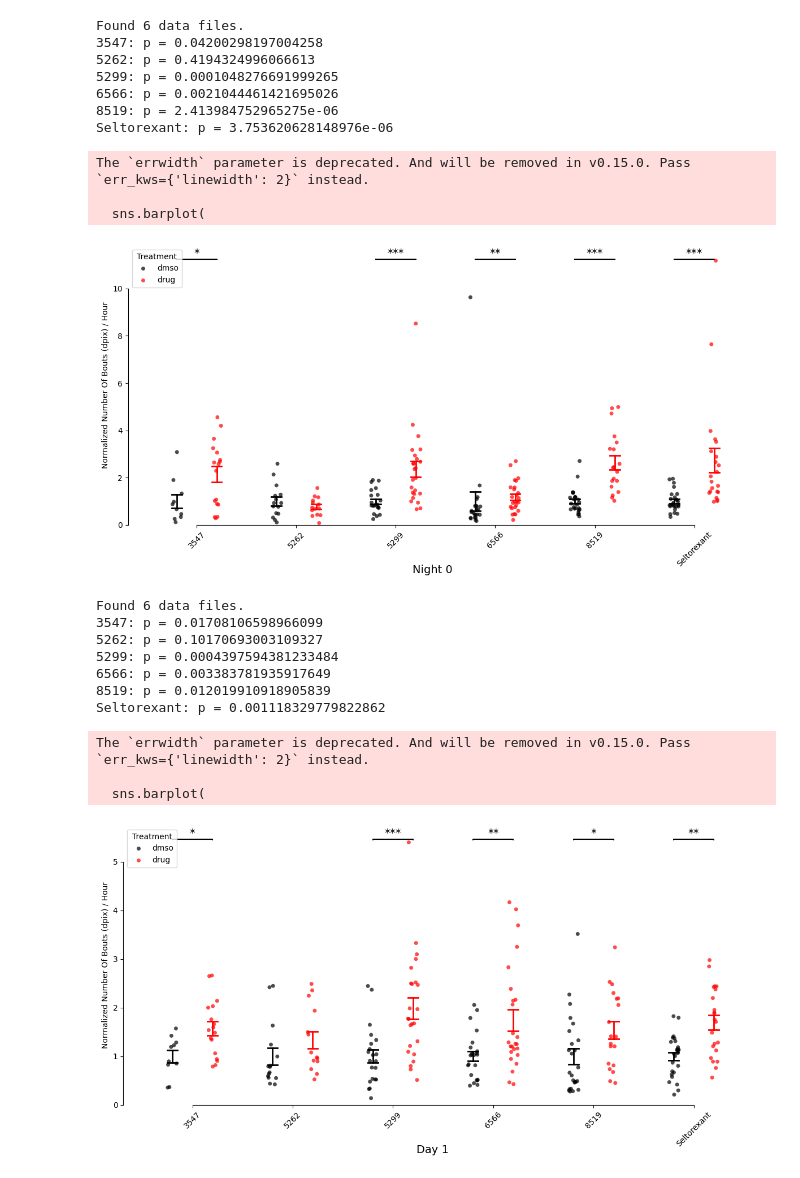
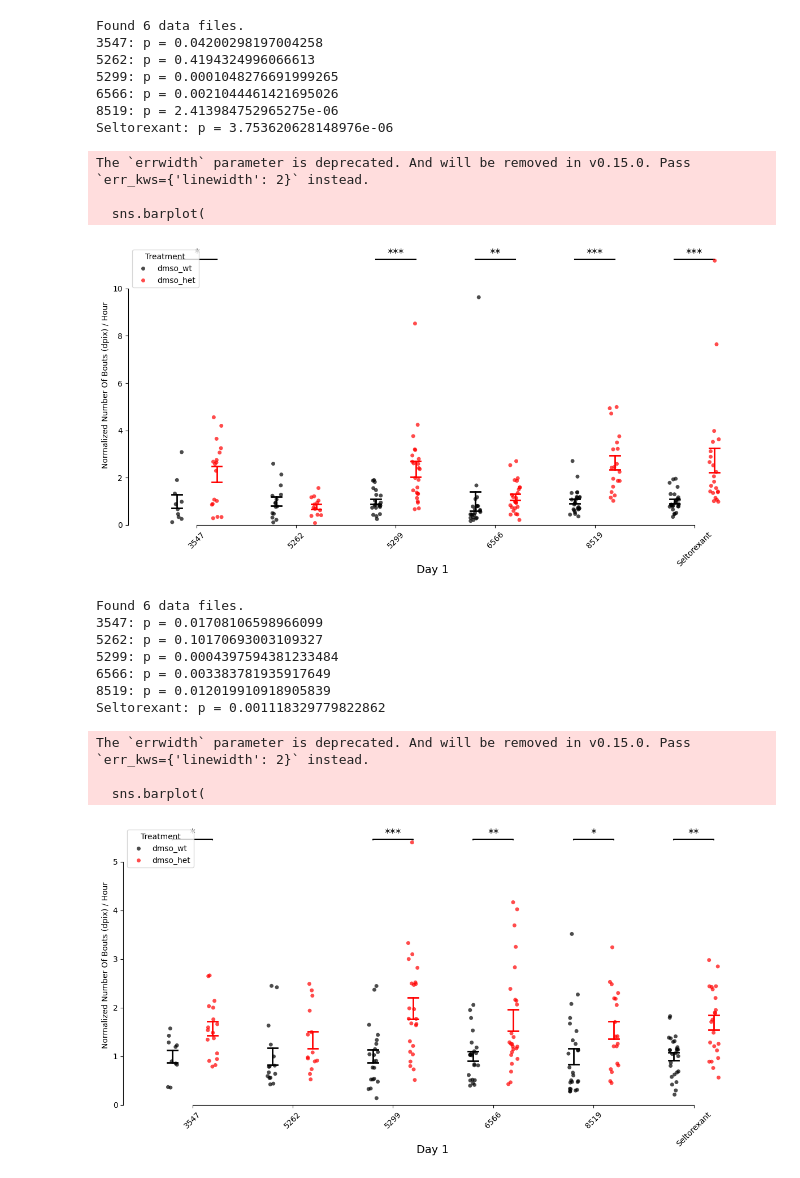
Before and after one commit to toadlover/ginsparg_thymelab_thesis, a Jupyter notebook: jupyter_notebooks/figure_making/zebrafish_hs_and_ko_data_and_graphs/hs_dmso_wt_vs_het_confirmation_data_analysis.ipynb, the cells around one changed output. Saved outputs shown, nothing was run; the diff lists cells and outputs as text; code cells hidden in the pictures.

Commit message:
updatingnotebooks to properly list dmso_wt and dmso_het

```diff
--- a/jupyter_notebooks/figure_making/zebrafish_hs_and_ko_data_and_graphs/hs_dmso_wt_vs_het_confirmation_data_analysis.ipynb
+++ b/jupyter_notebooks/figure_making/zebrafish_hs_and_ko_data_and_graphs/hs_dmso_wt_vs_het_confirmation_data_analysis.ipynb
@@ -22,8 +22,8 @@ for file in files:
 
     # Normalize relative to DMSO mean per experiment
     dmso_mean = df["dmso_wt"].mean()
-    df["dmso_norm"] = df["dmso_wt"] / dmso_mean
-    df["drug_norm"] = df["dmso_het"] / dmso_mean
+    df["dmso_wt"] = df["dmso_wt"] / dmso_mean
+    df["dmso_het"] = df["dmso_het"] / dmso_mean
 
     # Add experiment metadata
     experiment_id = os.path.basename(os.path.dirname(os.path.dirname(file)))
@@ -33,7 +33,7 @@ for file in files:
 
     df["experiment"] = experiment_id
 
-    all_data.append(df[["experiment", "dmso_norm", "drug_norm"]])
+    all_data.append(df[["experiment", "dmso_wt", "dmso_het"]])
 
 merged_df = pd.concat(all_data, ignore_index=True)
 
@@ -45,7 +45,7 @@ merged_df = merged_df.sort_values(by="experiment").reset_index(drop=True)
 # -----------------------------
 def remove_outliers_mad(df, threshold=3.0):
     df_filtered = df.copy()
-    for col in ["dmso_norm", "drug_norm"]:
+    for col in ["dmso_wt", "dmso_het"]:
         for exp in df_filtered["experiment"].unique():
             mask = df_filtered["experiment"] == exp
             med = df_filtered.loc[mask, col].median()
@@ -64,7 +64,7 @@ def remove_outliers_mad(df, threshold=3.0):
 # -----------------------------
 plot_df = merged_df.melt(
     id_vars="experiment",
-    value_vars=["dmso_norm", "drug_norm"],
+    value_vars=["dmso_wt", "dmso_het"],
     var_name="treatment",
     value_name="normalized_response"
 )
@@ -76,8 +76,8 @@ plot_df["treatment"] = plot_df["treatment"].str.replace("_norm", "")
 pvals = {}
 for exp in plot_df["experiment"].unique():
     data_exp = plot_df[plot_df["experiment"] == exp]
-    dmso_vals = data_exp[data_exp["treatment"] == "dmso"]["normalized_response"].dropna()
-    drug_vals = data_exp[data_exp["treatment"] == "drug"]["normalized_response"].dropna()
+    dmso_vals = data_exp[data_exp["treatment"] == "dmso_wt"]["normalized_response"].dropna()
+    drug_vals = data_exp[data_exp["treatment"] == "dmso_het"]["normalized_response"].dropna()
 
     if len(dmso_vals) >= 2 and len(drug_vals) >= 2:
         _, p_val = mannwhitneyu(dmso_vals, drug_vals, alternative='two-sided')
@@ -115,7 +115,7 @@ sns.stripplot(
     hue="treatment",
     dodge=True,
     alpha=0.7,
-    palette={"dmso": "black", "drug": "red"},
+    palette={"dmso_wt": "black", "dmso_het": "red"},
     legend=True
 )
 
@@ -130,7 +130,7 @@ sns.barplot(
     dodge=True,
     alpha=0,
     fill=False,
-    palette={"dmso": "black", "drug": "red"},
+    palette={"dmso_wt": "black", "dmso_het": "red"},
     linewidth=2,
     capsize=0.2,
     errwidth=2,
@@ -167,7 +167,7 @@ for i, exp in enumerate(plot_df["experiment"].unique()):
         plt.text(i, y + 0.025, stars, ha='center', va='bottom', fontsize=14)
 
 # Move title below the plot
-plt.figtext(0.5, 0.01, "Night 0",
+plt.figtext(0.5, 0.01, "Day 1",
             ha="center", fontsize=14)
 
 plt.tight_layout()
@@ -183,7 +183,7 @@ Seltorexant: p = 3.753620628148976e-06
 The `errwidth` parameter is deprecated. And will be removed in v0.15.0. Pass `err_kws={'linewidth': 2}` instead.
 
   sns.barplot(
-[figure, old version]
+[figure, new version]
 # %%
 import os
 import glob
@@ -208,8 +208,8 @@ for file in files:
 
     # Normalize relative to DMSO mean per experiment
     dmso_mean = df["dmso_wt"].mean()
-    df["dmso_norm"] = df["dmso_wt"] / dmso_mean
-    df["drug_norm"] = df["dmso_het"] / dmso_mean
+    df["dmso_wt"] = df["dmso_wt"] / dmso_mean
+    df["dmso_het"] = df["dmso_het"] / dmso_mean
 
     # Add experiment metadata
     experiment_id = os.path.basename(os.path.dirname(os.path.dirname(file)))
@@ -219,7 +219,7 @@ for file in files:
 
     df["experiment"] = experiment_id
 
-    all_data.append(df[["experiment", "dmso_norm", "drug_norm"]])
+    all_data.append(df[["experiment", "dmso_wt", "dmso_het"]])
 
 merged_df = pd.concat(all_data, ignore_index=True)
 
@@ -231,7 +231,7 @@ merged_df = merged_df.sort_values(by="experiment").reset_index(drop=True)
 # -----------------------------
 def remove_outliers_mad(df, threshold=3.0):
     df_filtered = df.copy()
-    for col in ["dmso_norm", "drug_norm"]:
+    for col in ["dmso_wt", "dmso_het"]:
         for exp in df_filtered["experiment"].unique():
             mask = df_filtered["experiment"] == exp
             med = df_filtered.loc[mask, col].median()
@@ -250,7 +250,7 @@ def remove_outliers_mad(df, threshold=3.0):
 # -----------------------------
 plot_df = merged_df.melt(
     id_vars="experiment",
-    value_vars=["dmso_norm", "drug_norm"],
+    value_vars=["dmso_wt", "dmso_het"],
     var_name="treatment",
     value_name="normalized_response"
 )
@@ -262,8 +262,8 @@ plot_df["treatment"] = plot_df["treatment"].str.replace("_norm", "")
 pvals = {}
 for exp in plot_df["experiment"].unique():
     data_exp = plot_df[plot_df["experiment"] == exp]
-    dmso_vals = data_exp[data_exp["treatment"] == "dmso"]["normalized_response"].dropna()
-    drug_vals = data_exp[data_exp["treatment"] == "drug"]["normalized_response"].dropna()
+    dmso_vals = data_exp[data_exp["treatment"] == "dmso_wt"]["normalized_response"].dropna()
+    drug_vals = data_exp[data_exp["treatment"] == "dmso_het"]["normalized_response"].dropna()
 
     if len(dmso_vals) >= 2 and len(drug_vals) >= 2:
         _, p_val = mannwhitneyu(dmso_vals, drug_vals, alternative='two-sided')
@@ -301,7 +301,7 @@ sns.stripplot(
     hue="treatment",
     dodge=True,
     alpha=0.7,
-    palette={"dmso": "black", "drug": "red"},
+    palette={"dmso_wt": "black", "dmso_het": "red"},
     legend=True
 )
 
@@ -316,7 +316,7 @@ sns.barplot(
     dodge=True,
     alpha=0,
     fill=False,
-    palette={"dmso": "black", "drug": "red"},
+    palette={"dmso_wt": "black", "dmso_het": "red"},
     linewidth=2,
     capsize=0.2,
     errwidth=2,
@@ -342,31 +342,31 @@ for i, exp in enumerate(plot_df["experiment"].unique()):
     stars = p_to_stars(p_val)
 
     if stars != "ns":
         # Draw bracket line
         bar_width = 0.2  # horizontal extent of bracket
         x1 = i - bar_width
         x2 = i + bar_width
         y = y_max_global + 0.05
         plt.plot([x1, x1, x2, x2], [y, y+0.02, y+0.02, y], color="black", lw=1.5)
 
         # Add stars above bracket
         plt.text(i, y + 0.025, stars, ha='center', va='bottom', fontsize=14)
 
 # Move title below the plot
 plt.figtext(0.5, 0.01, "Day 1",
             ha="center", fontsize=14)
 
 plt.tight_layout()
 plt.show()
 # %% [output]
 Found 6 data files.
 3547: p = 0.01708106598966099
 5262: p = 0.10170693003109327
 5299: p = 0.0004397594381233484
 6566: p = 0.003383781935917649
 8519: p = 0.012019910918905839
 Seltorexant: p = 0.001118329779822862
 The `errwidth` parameter is deprecated. And will be removed in v0.15.0. Pass `err_kws={'linewidth': 2}` instead.
 
   sns.barplot(
-[figure, old version]
+[figure, new version]
```
Also changed, not shown: 3 other files.
